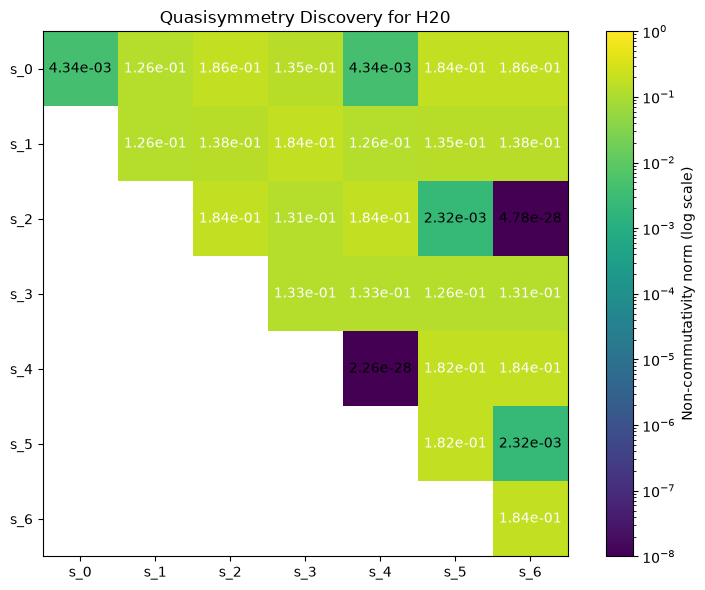
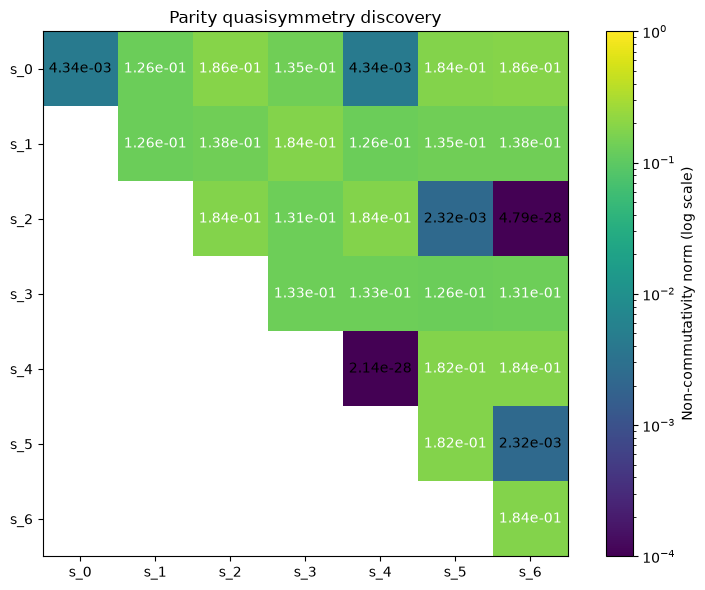
The notebook cell's code change between the first figure and the second:
--- before
+++ after
@@ -44,6 +44,7 @@
     # Diagonal:
     for i in range(norb):
+        upscale_factor = 1 # set to 1 for no change
         commutator = h @ local_parities[i] - local_parities[i] @ h
-        nc_scores[i, i] = np.linalg.norm(commutator @ fci_state)**2
+        nc_scores[i, i] = upscale_factor * np.linalg.norm(commutator @ fci_state)**2
     # Off-diagonal:
     for i in range(norb):
@@ -53,9 +54,9 @@
             nc_scores[i, j] = np.linalg.norm(commutator @ fci_state)**2
     plt.figure(figsize=(8, 6))
-    plt.imshow(nc_scores, norm=LogNorm(vmin=1e-8, vmax=1), cmap='viridis')
+    plt.imshow(nc_scores, norm=LogNorm(vmin=1e-6, vmax=1e0), cmap='viridis')
     plt.colorbar(label='Non-commutativity norm (log scale)')
     plt.xticks(range(norb), [f's_{i}' for i in range(norb)])
     plt.yticks(range(norb), [f's_{i}' for i in range(norb)])
-    plt.title('Quasisymmetry Discovery for H20')
+    plt.title('Parity quasisymmetry discovery')
 
     # Add text annotations for exact values

Commit: adding stuff